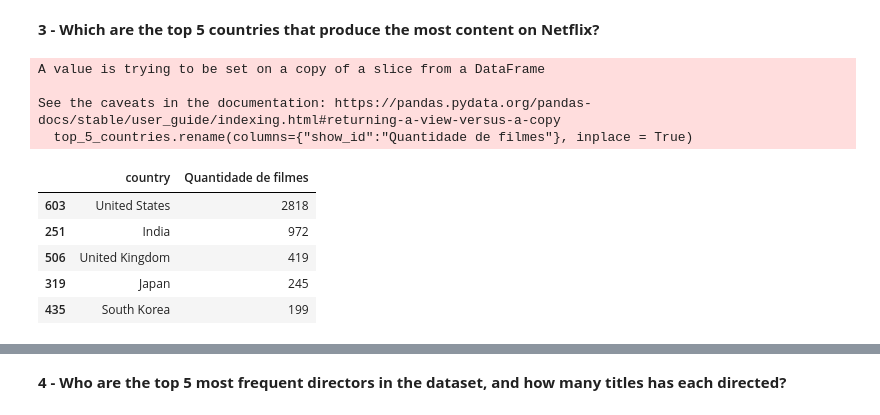
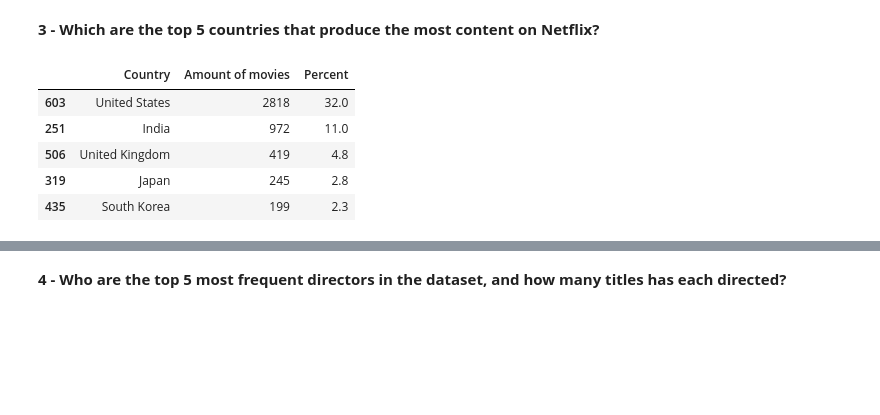
Before and after one commit to devWeb-JP18/bi-data-ai-portfolio, a Jupyter notebook: projects_data_analysis_and_BI/netflix/app.ipynb, the cells around one changed output, grey strips where cells are left out. Drawn from its saved outputs; the diff is of its cells as text; code cells hidden in the pictures; blank space fills up the shorter version.

Commit message:
data visualization

```diff
--- a/projects_data_analysis_and_BI/netflix/app.ipynb
+++ b/projects_data_analysis_and_BI/netflix/app.ipynb
@@ -115,18 +121,17 @@ grouped_release_year.sort_values(by='release_year')
 # %%
 grouped_top_5_countries = df.groupby(by='country')['show_id'].count().reset_index()
 grouped_top_5_countries.sort_values('show_id', ascending = False, inplace = True)
+grouped_top_5_countries.rename(columns={"show_id":"Amount of movies", 'country':'Country'}, inplace = True)
+
+total_content = df['show_id'].count() #8807
+grouped_top_5_countries['Percent'] = ((grouped_top_5_countries['Amount of movies'] / total_content) *100).round(1)
 
 top_5_countries = grouped_top_5_countries.head()
-top_5_countries.rename(columns={"show_id":"Quantidade de filmes"}, inplace = True)
 top_5_countries
 # %% [output]
-A value is trying to be set on a copy of a slice from a DataFrame
-
-See the caveats in the documentation: https://pandas.pydata.org/pandas-docs/stable/user_guide/indexing.html#returning-a-view-versus-a-copy
-  top_5_countries.rename(columns={"show_id":"Quantidade de filmes"}, inplace = True)
-|  | country | Quantidade de filmes |
-| 603 | United States | 2818 |
-| 251 | India | 972 |
-| 506 | United Kingdom | 419 |
-| 319 | Japan | 245 |
-| 435 | South Korea | 199 |
+|  | Country | Amount of movies | Percent |
+| 603 | United States | 2818 | 32.0 |
+| 251 | India | 972 | 11.0 |
+| 506 | United Kingdom | 419 | 4.8 |
+| 319 | Japan | 245 | 2.8 |
+| 435 | South Korea | 199 | 2.3 |
```
Also changed, not shown: parts of 7 cells of this notebook.
